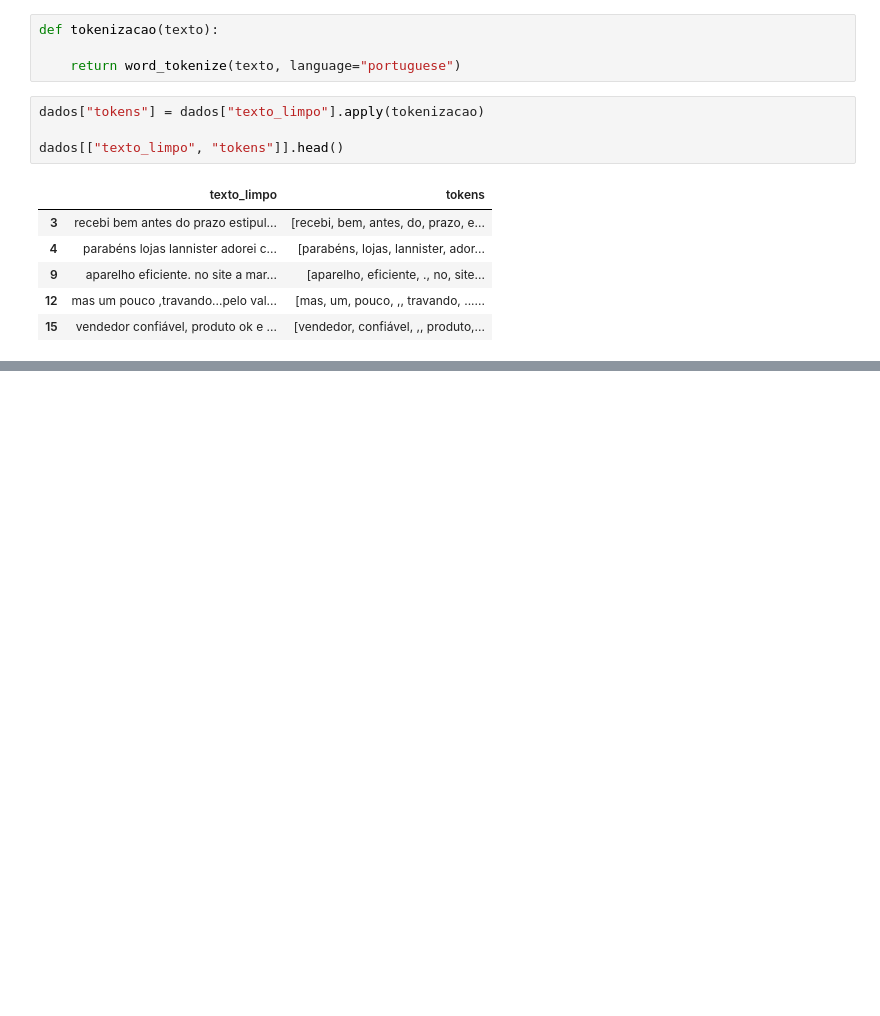
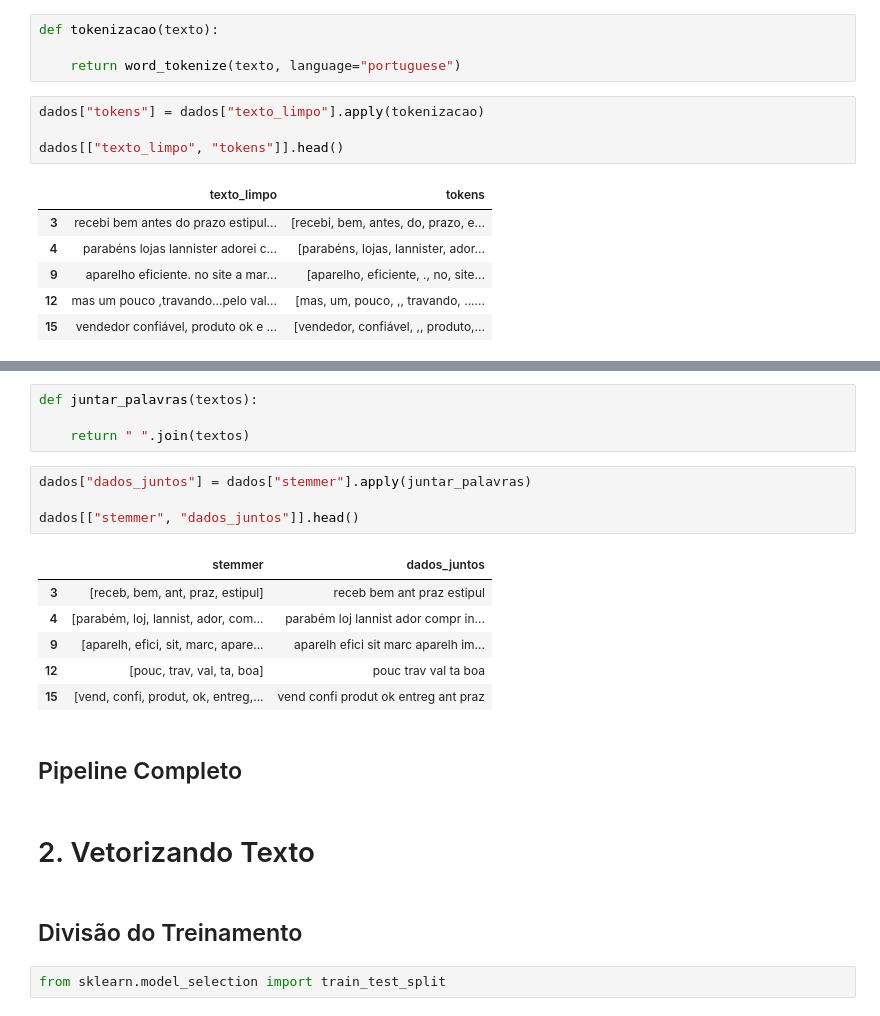
Before and after one commit to RenanTrevelim/olist-nlp-audit, a Jupyter notebook: notebooks/02_nlp_audit.ipynb, the cells around one changed output, grey strips where cells are left out. Cells and saved outputs as stored; diff of their text form; blank space fills up the shorter version.

```diff
--- a/notebooks/02_nlp_audit.ipynb
+++ b/notebooks/02_nlp_audit.ipynb
@@ -102,0 +174,23 @@ dados[["texto_limpo", "tokens"]].head()
+# %%
+def juntar_palavras(textos):
+
+    return " ".join(textos)
+# %%
+dados["dados_juntos"] = dados["stemmer"].apply(juntar_palavras)
+
+dados[["stemmer", "dados_juntos"]].head()
+# %% [output]
+|  | stemmer | dados_juntos |
+| 3 | [receb, bem, ant, praz, estipul] | receb bem ant praz estipul |
+| 4 | [parabém, loj, lannist, ador, com... | parabém loj lannist ador compr in... |
+| 9 | [aparelh, efici, sit, marc, apare... | aparelh efici sit marc aparelh im... |
+| 12 | [pouc, trav, val, ta, boa] | pouc trav val ta boa |
+| 15 | [vend, confi, produt, ok, entreg,... | vend confi produt ok entreg ant praz |
+# %% [markdown]
+## Pipeline Completo
+# %% [markdown]
+# 2. Vetorizando Texto
+# %% [markdown]
+## Divisão do Treinamento
+# %%
+from sklearn.model_selection import train_test_split
```
Also changed, not shown: parts of 22 cells of this notebook.
